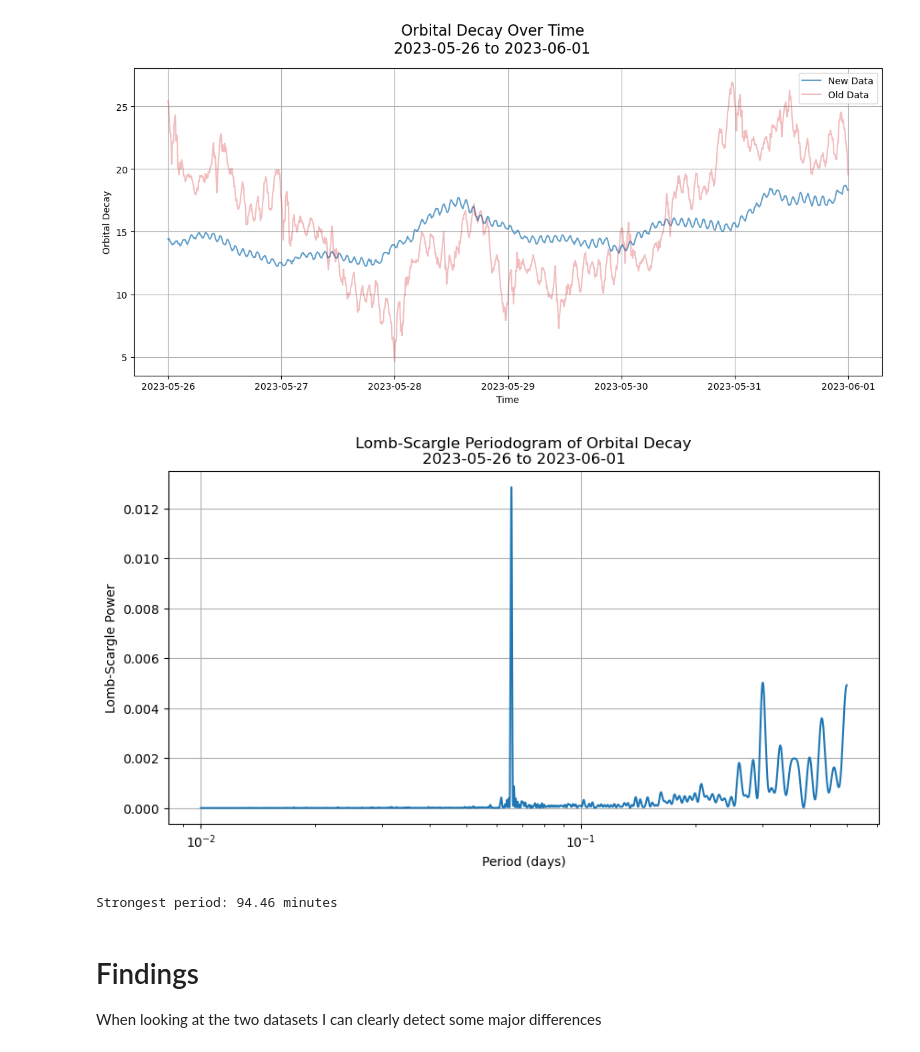
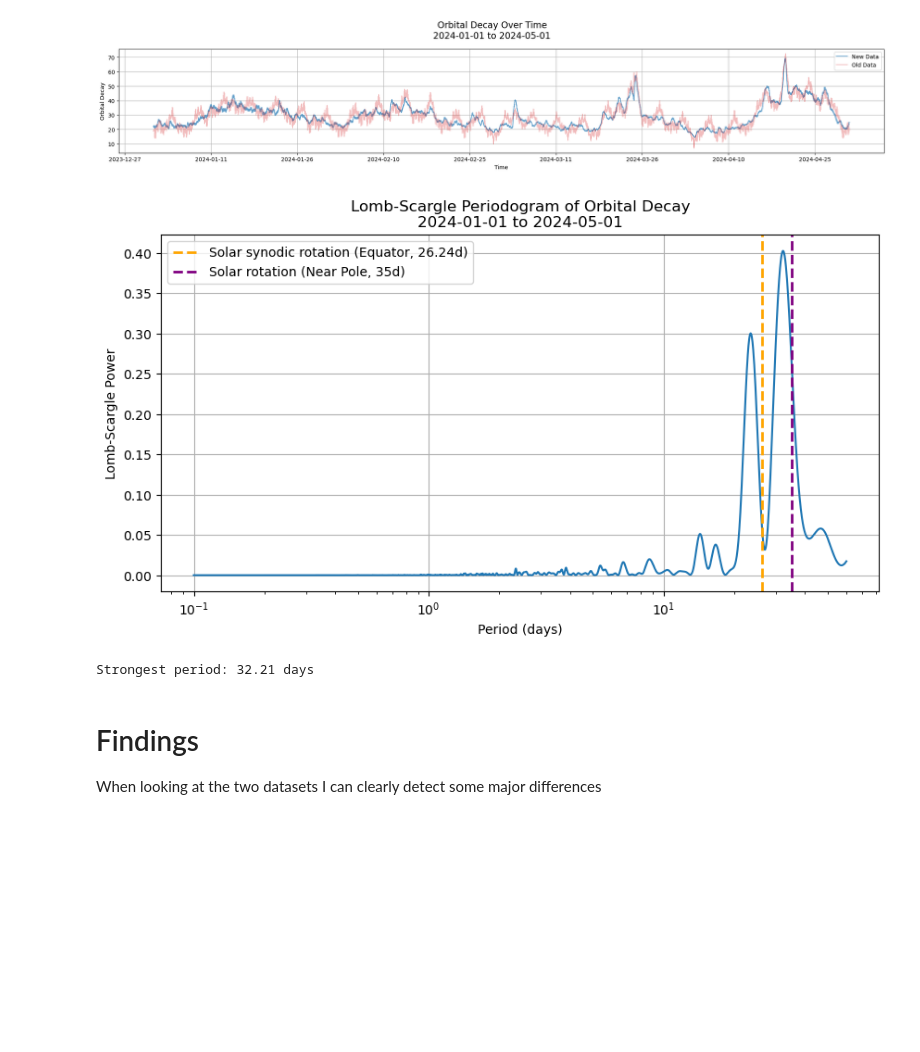
Before and after one commit to David-Student-Bern/MT, a Jupyter notebook: Dataset/Dataset_MSc/Compare_versions.ipynb, the cells around one changed output. Cells and saved outputs as stored; diff of their text form; code cells hidden in the pictures; blank space fills up the shorter version.

```diff
--- a/Dataset/Dataset_MSc/Compare_versions.ipynb
+++ b/Dataset/Dataset_MSc/Compare_versions.ipynb
@@ -32,22 +32,23 @@ print(GFOC_data_old.head())
 # %%
 from utils.plot_loader import plot_orbital_decay, plot_lombscargle_periodogram
 
 # =========================== Input ===================================
-start_date = '2023-05-26 00:00:00'
-end_date = '2023-06-01 00:00:00'
+start_date = '2024-01-01 00:00:00'
+end_date = '2024-05-01 00:00:00'
 
 # Add an option for monthly, daily, or hourly ticks
 tick_interval = 'daily'  # Change to 'monthly', 'daily', or 'hourly'
-tick_step = 1  # Step for the ticks (e.g., every month =1, every 2 months = 2, etc)
+tick_step = 15  # Step for the ticks (e.g., every month =1, every 2 months = 2, etc)
 
 Flags = False
 
-plot_orbital_decay(GFOC_data, GFOC_data_old, start_date, end_date, tick_interval, tick_step, FLAGS=Flags, Lombscargle=False)
-plot_lombscargle_periodogram(GFOC_data, start_date, end_date, 0.01, 0.5, vlines= False, print_period='minutes')
+plot_orbital_decay(GFOC_data, GFOC_data_old, start_date, end_date, tick_interval, tick_step, FLAGS=Flags, Lombscargle=True, figsize=(20, 4))
+# plot_lombscargle_periodogram(GFOC_data, start_date, end_date, 0.01, 0.5, vlines= False, print_period='minutes')
+# plot_lombscargle_periodogram(GFOC_data, start_date, end_date, 0.01, 40, vlines= True, print_period='days')
 # %% [output]
-[figure, old version]
+[figure, new version]
-[figure, old version]
+[figure, new version]
-Strongest period: 94.46 minutes
+Strongest period: 32.21 days
 # %% [markdown]
 # Findings
 
```
Also changed, not shown: 1 other file.
